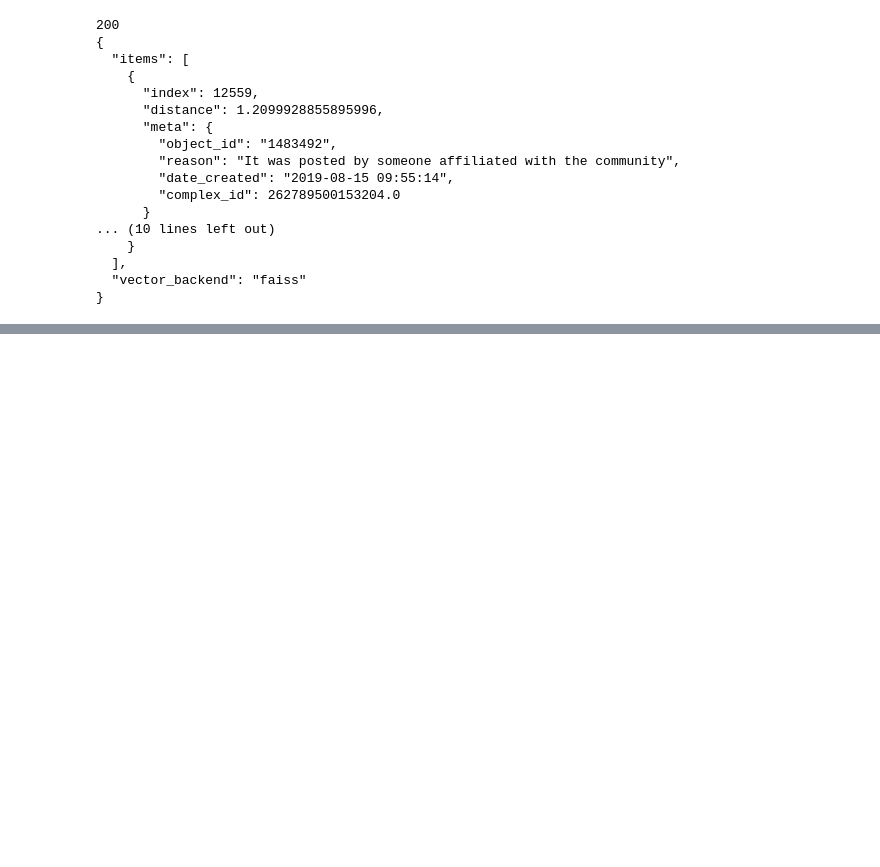
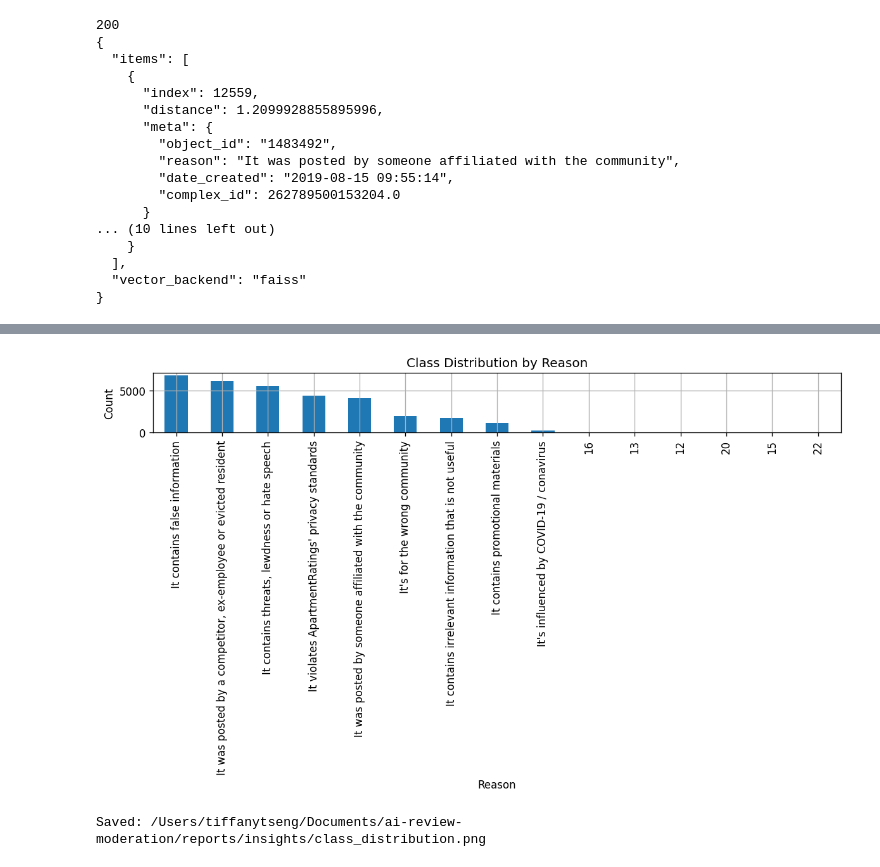
Before and after one commit to itingtseng/ai-review-moderation, a Jupyter notebook: notebooks/05_inference_serving.ipynb, the cells around one changed output, grey strips where cells are left out. Saved outputs shown, nothing was run; the diff lists cells and outputs as text; code cells hidden in the pictures; blank space fills up the shorter version.

```diff
--- a/notebooks/05_inference_serving.ipynb
+++ b/notebooks/05_inference_serving.ipynb
@@ -2149,0 +2203,39 @@ print(json.dumps(r.json(), indent=2)[:1500])
+# %%
+# Ensure time columns exist and convert to datetime; create time features
+for col in ["date_created", "date_updated"]:
+    if col in df.columns:
+        df[col] = pd.to_datetime(df[col], errors="coerce")
+
+if "date_created" not in df.columns:
+    raise ValueError("date_created column is required for time trend plots.")
+
+# Derive time features
+df["year_month"] = df["date_created"].dt.to_period("M").astype(str)
+df["day_of_week"] = df["date_created"].dt.day_name()
+df["hour_of_day"] = df["date_created"].dt.hour
+
+# Basic text hygiene
+df["review_text"] = df["review_text"].astype(str).fillna("").str.strip()
+df = df[df["review_text"].str.len() >= 3].copy()
+
+# Ensure reason exists
+if "reason" not in df.columns:
+    raise ValueError("reason column is required for class-wise analysis.")
+# %%
+# Plot class distribution and save
+counts = df["reason"].value_counts().sort_values(ascending=False)
+ax = counts.plot(kind="bar")
+ax.set_title("Class Distribution by Reason")
+ax.set_xlabel("Reason")
+ax.set_ylabel("Count")
+plt.tight_layout()
+out_path = REPORT_DIR / "class_distribution.png"
+plt.savefig(out_path)
+plt.show()
+print("Saved:", out_path)
+
+# Also save table
+counts.to_csv(REPORT_DIR / "class_distribution.csv", header=["count"])
+# %% [output]
+[figure, added]
+Saved: /Users/tiffanytseng/Documents/ai-review-moderation/reports/insights/class_distribution.png
```
Also changed, not shown: parts of 10 cells of this notebook, 3 other files.
